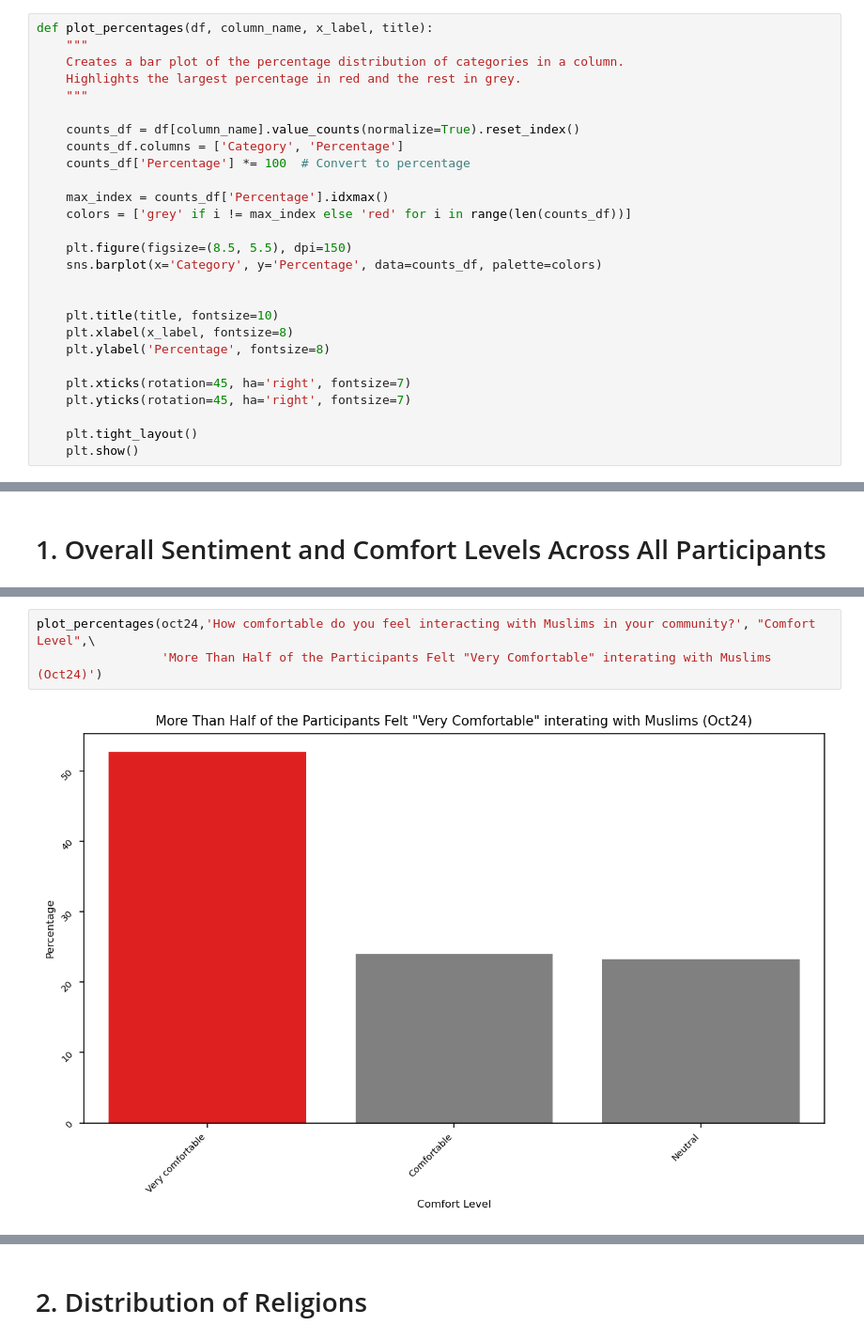
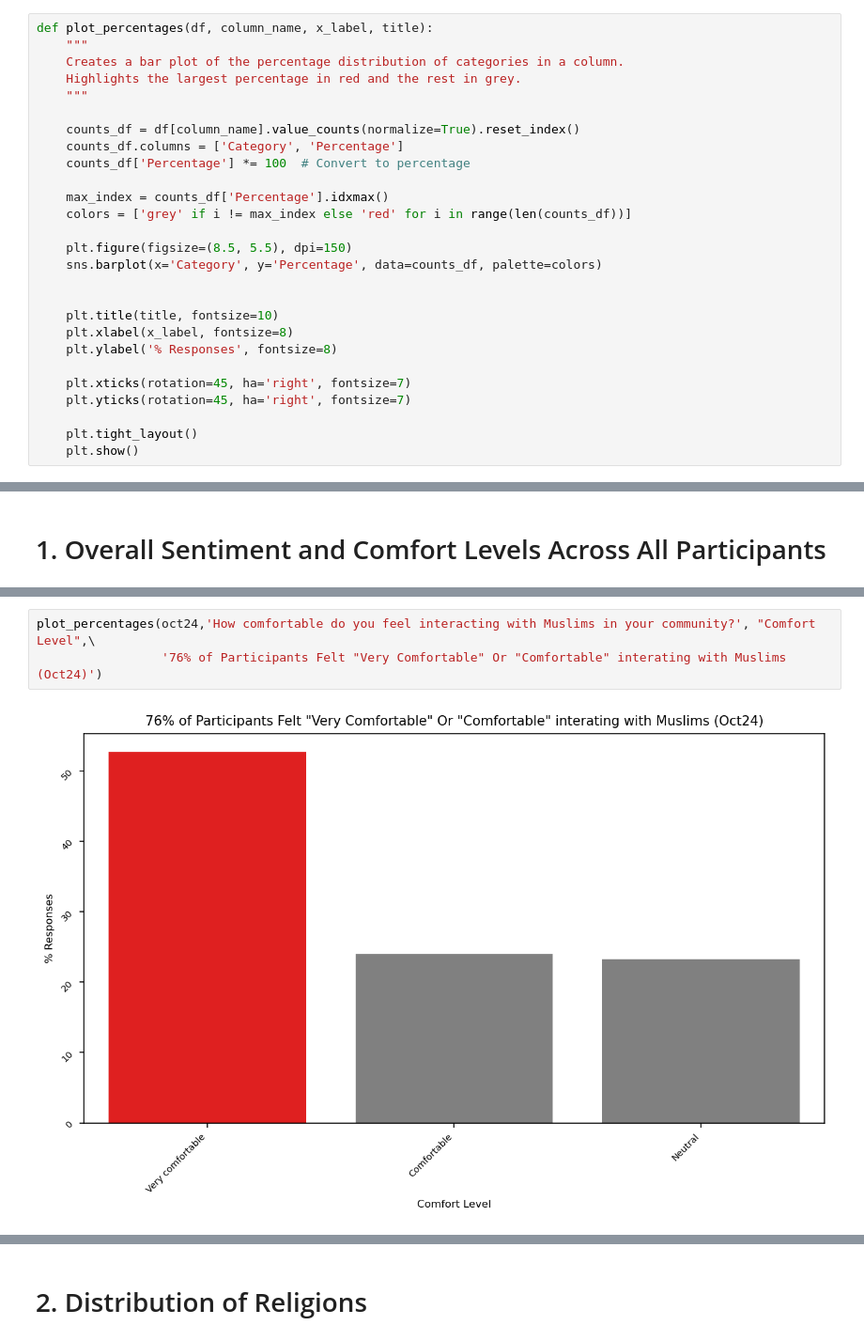
Before and after one commit to manelmahroug/Muslim-Brand-Sentiment, a Jupyter notebook: Brand_sentiment_002_Oct_2024.ipynb, the cells around one changed output, grey strips where cells are left out. Shown at 94% size. Cells and saved outputs as stored; diff of their text form.

```diff
--- a/Brand_sentiment_002_Oct_2024.ipynb
+++ b/Brand_sentiment_002_Oct_2024.ipynb
@@ -142,7 +149,7 @@ def plot_percentages(df, column_name, x_label, title):
 
     plt.title(title, fontsize=10)
     plt.xlabel(x_label, fontsize=8)
-    plt.ylabel('Percentage', fontsize=8)
+    plt.ylabel('% Responses', fontsize=8)
 
     plt.xticks(rotation=45, ha='right', fontsize=7)
     plt.yticks(rotation=45, ha='right', fontsize=7)
@@ -250,5 +257,5 @@ plot_percentages(oct24,'How do you feel about Muslim people in America?', 'Senti
 # %%
 plot_percentages(oct24,'How comfortable do you feel interacting with Muslims in your community?', "Comfort Level",\
-                 'More Than Half of the Participants Felt "Very Comfortable" interating with Muslims (Oct24)')
+                 '76% of Participants Felt "Very Comfortable" Or "Comfortable" interating with Muslims (Oct24)')
 # %% [output]
-[figure, old version]
+[figure, new version]
```
Also changed, not shown: parts of 23 cells of this notebook, 16 other files.
